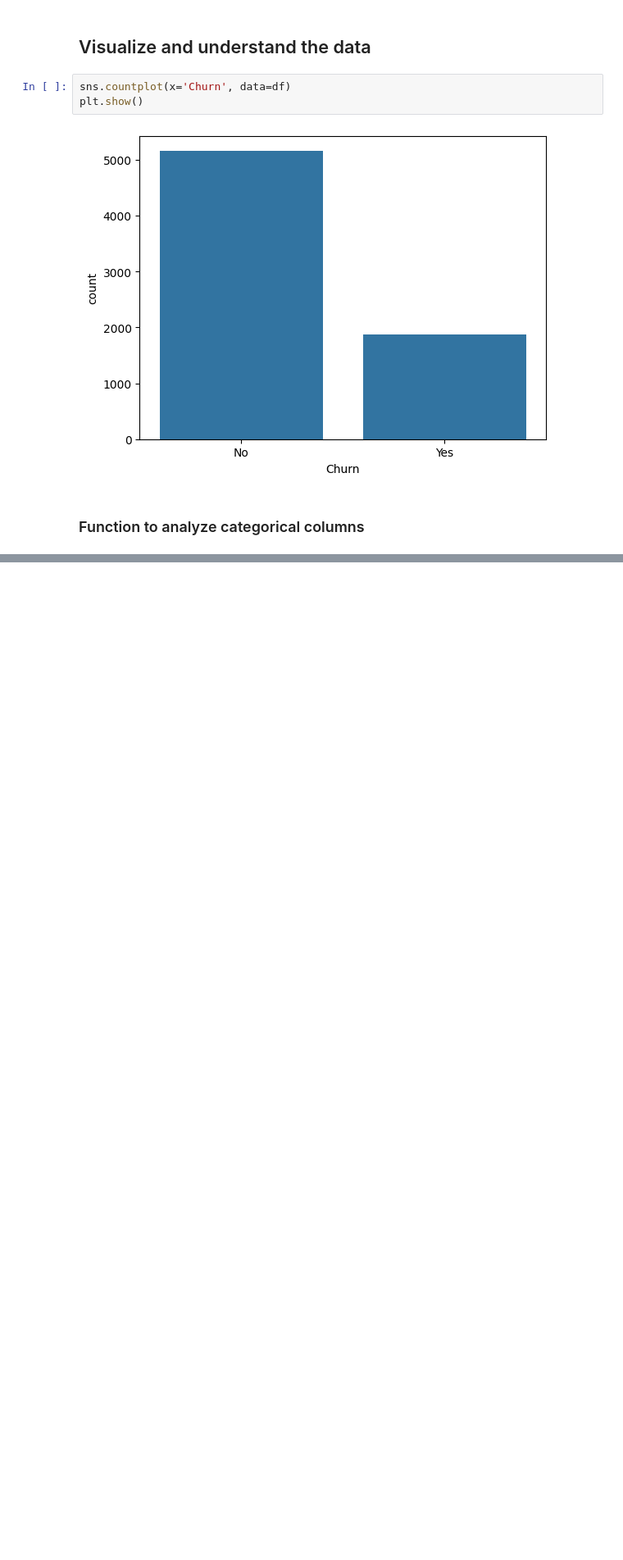
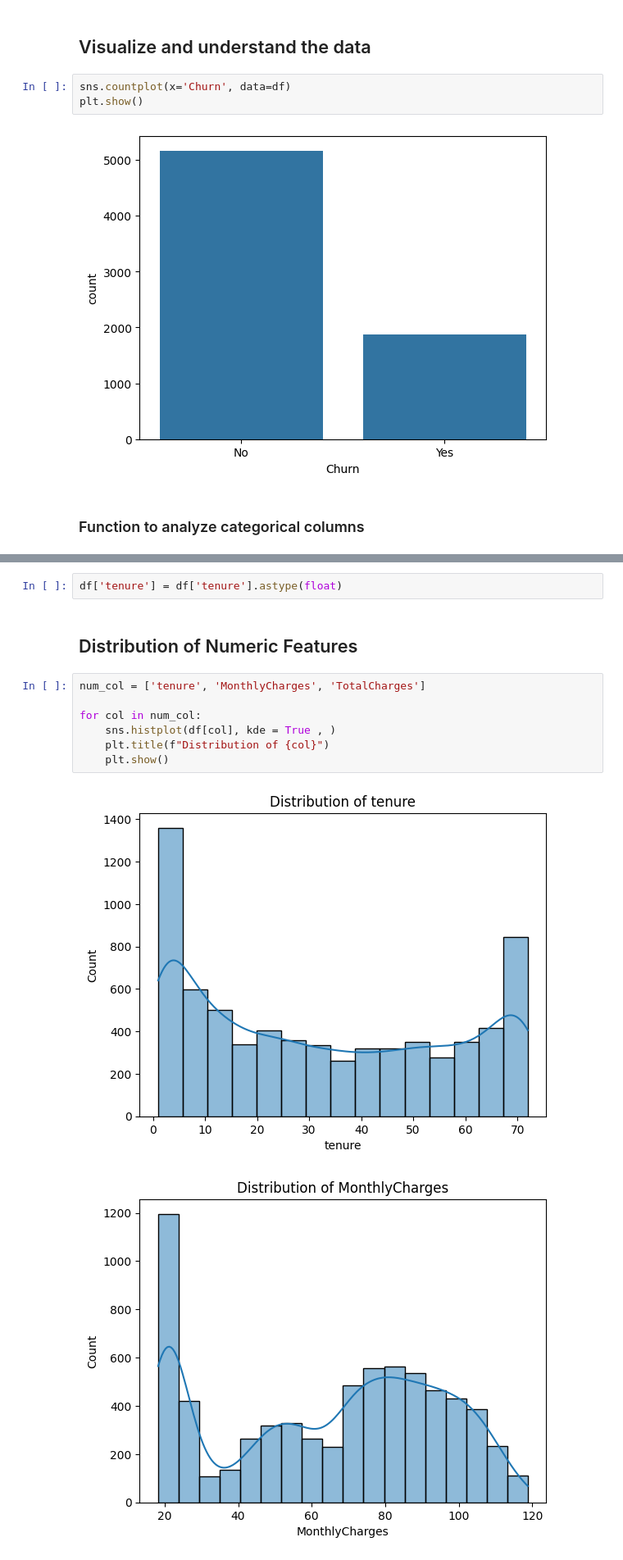
Before and after one commit to Xulkarnain/Customer-Churn-ANN, a Jupyter notebook: notebooks/EDA.ipynb, the cells around one changed output, grey strips where cells are left out. Shown at 82% size. Drawn from its saved outputs; the diff is of its cells as text; blank space fills up the shorter version.

```diff
--- a/notebooks/EDA.ipynb
+++ b/notebooks/EDA.ipynb
@@ -182,0 +194,14 @@ plt.show()
+# %%
+df['tenure'] = df['tenure'].astype(float)
+# %% [markdown]
+## Distribution of Numeric Features
+# %%
+num_col = ['tenure', 'MonthlyCharges', 'TotalCharges']
+
+for col in num_col:
+    sns.histplot(df[col], kde = True , )
+    plt.title(f"Distribution of {col}")
+    plt.show()
+# %% [output]
+[figure, added]
+[figure, added]
```
Also changed, not shown: parts of 18 cells of this notebook.
